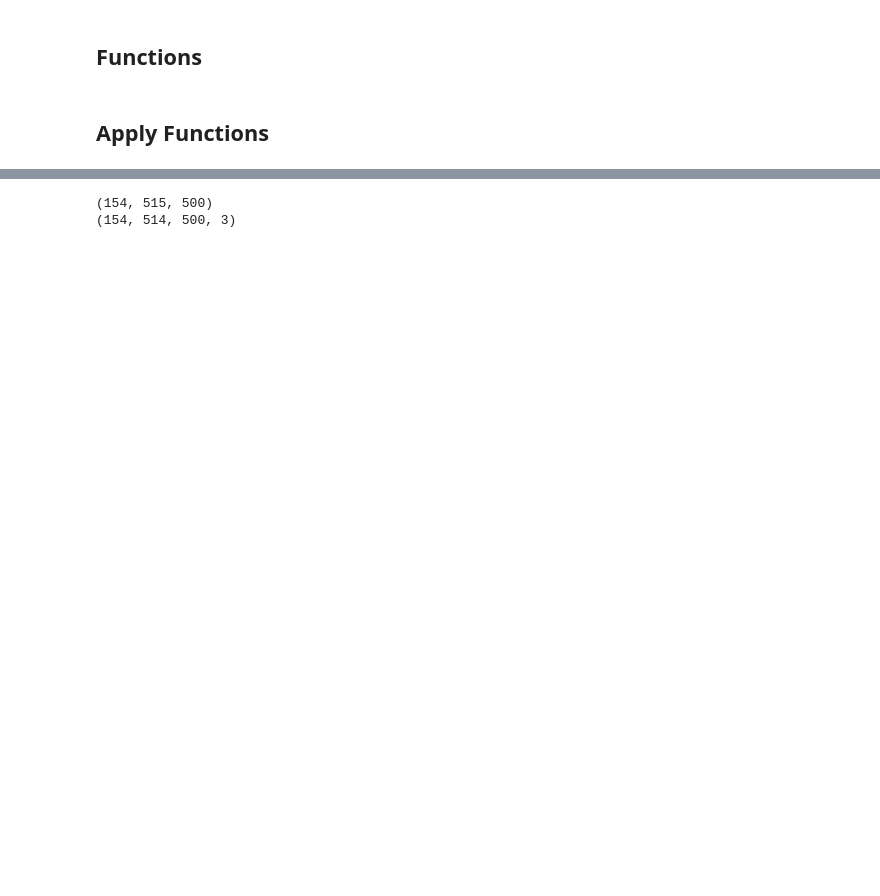
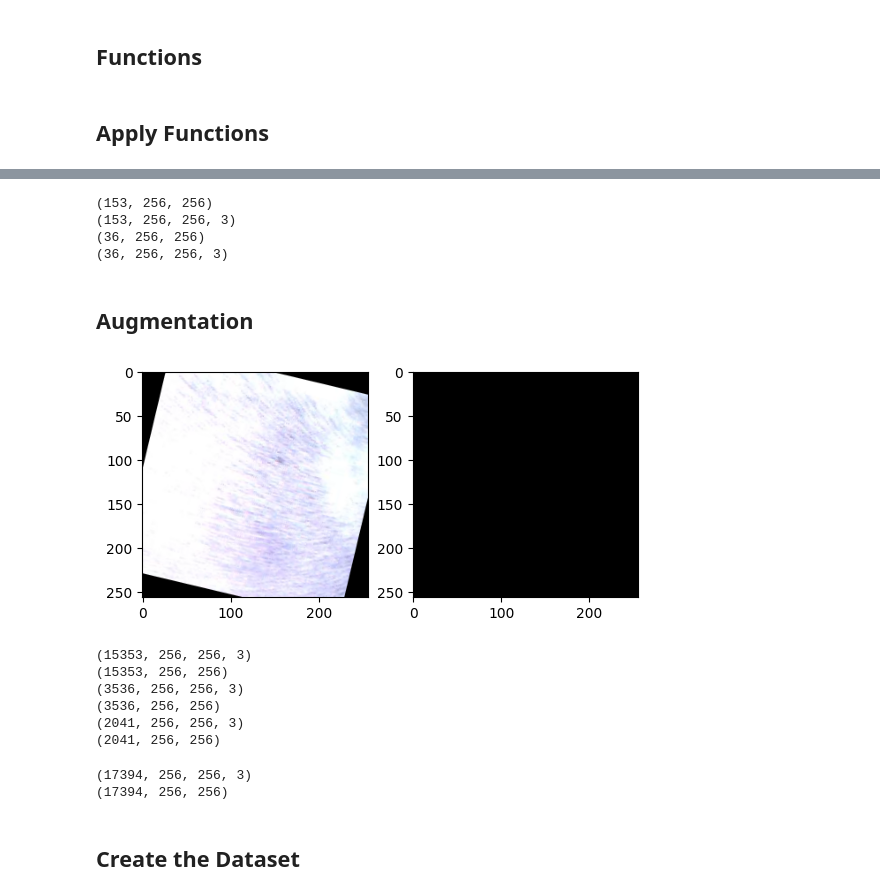
Before and after one commit to riyajain2025/mouse-tumor-segmentation, a Jupyter notebook: tumor_segmentation_2.ipynb, the cells around one changed output, grey strips where cells are left out. Saved outputs shown, nothing was run; the diff lists cells and outputs as text; code cells hidden in the pictures; blank space fills up the shorter version.

```diff
--- a/tumor_segmentation_2.ipynb
+++ b/tumor_segmentation_2.ipynb
@@ -167 +192,10 @@ def add_padding(image_array):
+# %%
+# function to create blank masks
+
+def create_blank_masks(image_array):
+    masks = []
+    for i in range(len(image_array)):
+        mask = np.zeros((256, 256), dtype=np.uint8)  # Create a 2D array filled with zeros
+        masks.append(mask)
+    return masks
 # %%
@@ -252,8 +304,17 @@ error: OpenCV(4.10.0) :-1: error: (-5:Bad argument) in function 'boundingRect'
 train_masks = np.array(train_masks)
 train_raw = np.array(train_raw)
 
+val_masks = np.array(val_masks)
+val_raw = np.array(val_raw)
+
 print(train_masks.shape)
 print(train_raw.shape)
+print(val_masks.shape)
+print(val_raw.shape)
 # %% [output]
-(154, 515, 500)
-(154, 514, 500, 3)
+(153, 256, 256)
+(153, 256, 256, 3)
+(36, 256, 256)
+(36, 256, 256, 3)
+# %% [markdown]
+## Augmentation
@@ -259,0 +353,34 @@ print(train_raw.shape)
+# %%
+# apply augmentation to all images
+
+train_raw, train_masks = augment_image_array(train_raw, train_masks, 100)
+val_raw, val_masks = augment_image_array(val_raw, val_masks, 100)
+ntumor_images, ntumor_masks = augment_image_array(ntumor_images, ntumor_masks, 50)
+# %%
+# test no tumor images
+
+rand = random.randint(0, len(ntumor_images) -1)
+
+fig, ax = plt.subplots(1,2)
+
+ax[0].imshow(ntumor_images[rand])
+ax[1].imshow(ntumor_masks[rand], cmap="gray")
+
+plt.show()
+# %% [output]
+[figure, added]
+# %%
+print(train_raw.shape)
+print(train_masks.shape)
+print(val_raw.shape)
+print(val_masks.shape)
+
+print(ntumor_images.shape)
+print(ntumor_masks.shape)
+# %% [output]
+(15353, 256, 256, 3)
+(15353, 256, 256)
+(3536, 256, 256, 3)
+(3536, 256, 256)
+(2041, 256, 256, 3)
+(2041, 256, 256)
@@ -259,0 +391,8 @@ print(train_raw.shape)
+# %%
+print(train_raw.shape)
+print(train_masks.shape)
+# %% [output]
+(17394, 256, 256, 3)
+(17394, 256, 256)
+# %% [markdown]
+## Create the Dataset
```
Also changed, not shown: parts of 18 cells of this notebook, 2 other files.
